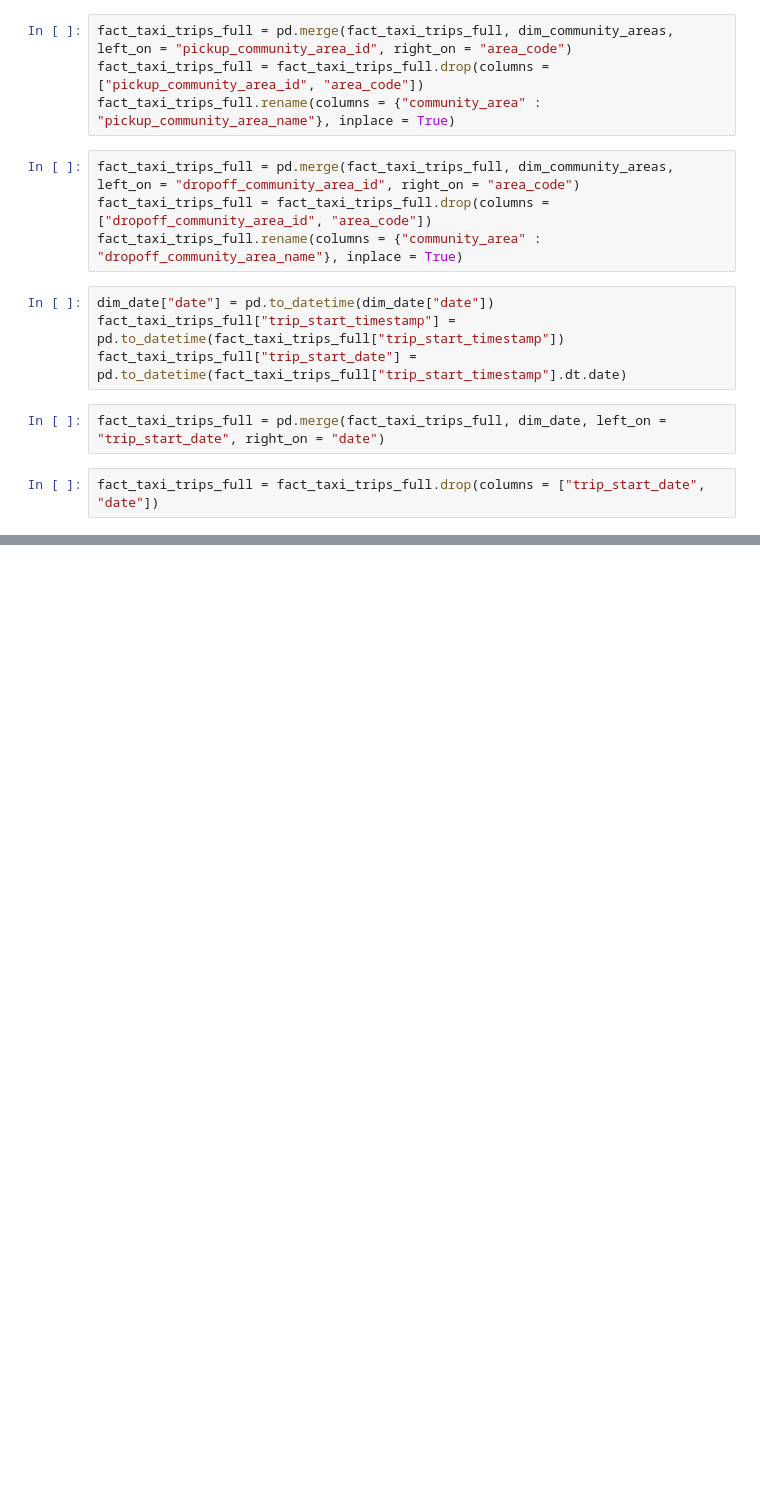
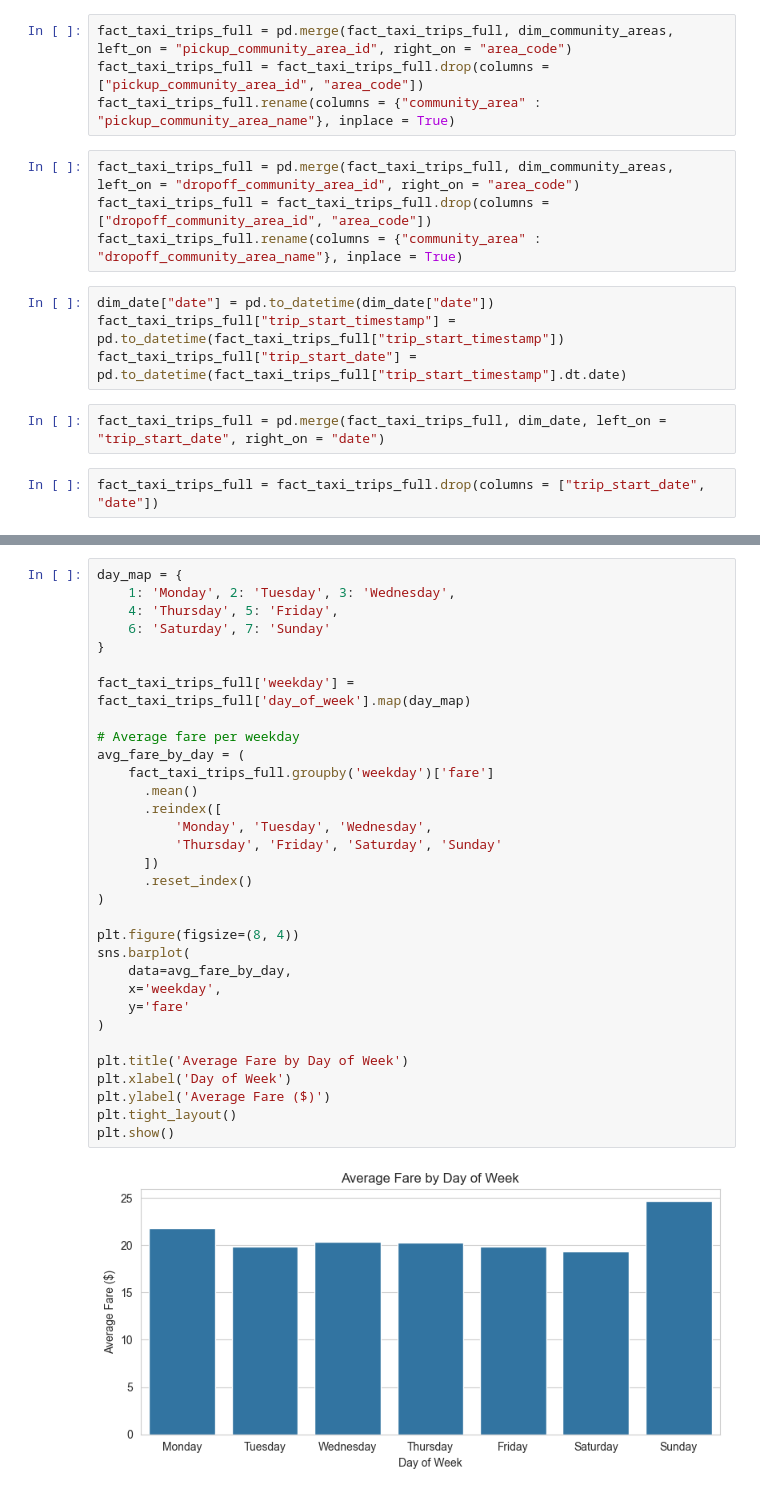
Before and after one commit to bogialmasi/CubixDE, a Jupyter notebook: notebooks/08_create_datamodel.ipynb, the cells around one changed output, grey strips where cells are left out. Drawn from its saved outputs; the diff is of its cells as text; blank space fills up the shorter version.

```diff
--- a/notebooks/08_create_datamodel.ipynb
+++ b/notebooks/08_create_datamodel.ipynb
@@ -189,0 +291,34 @@ fact_taxi_trips_full
+# %%
+day_map = {
+    1: 'Monday', 2: 'Tuesday', 3: 'Wednesday',
+    4: 'Thursday', 5: 'Friday',
+    6: 'Saturday', 7: 'Sunday'
+}
+
+fact_taxi_trips_full['weekday'] = fact_taxi_trips_full['day_of_week'].map(day_map)
+
+# Average fare per weekday
+avg_fare_by_day = (
+    fact_taxi_trips_full.groupby('weekday')['fare']
+      .mean()
+      .reindex([
+          'Monday', 'Tuesday', 'Wednesday',
+          'Thursday', 'Friday', 'Saturday', 'Sunday'
+      ])
+      .reset_index()
+)
+
+plt.figure(figsize=(8, 4))
+sns.barplot(
+    data=avg_fare_by_day,
+    x='weekday',
+    y='fare'
+)
+
+plt.title('Average Fare by Day of Week')
+plt.xlabel('Day of Week')
+plt.ylabel('Average Fare ($)')
+plt.tight_layout()
+plt.show()
+# %% [output]
+[figure, added]
```
Also changed, not shown: parts of 12 cells of this notebook, 5 other files.
